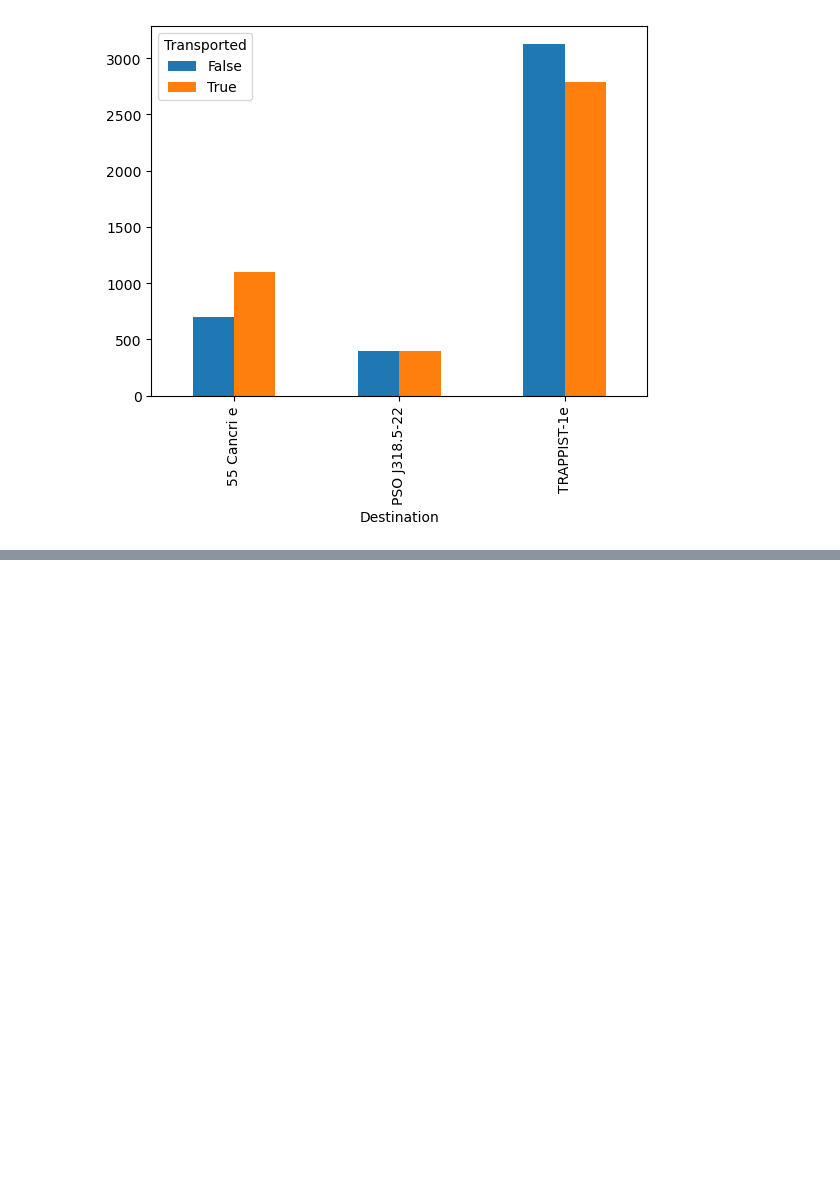
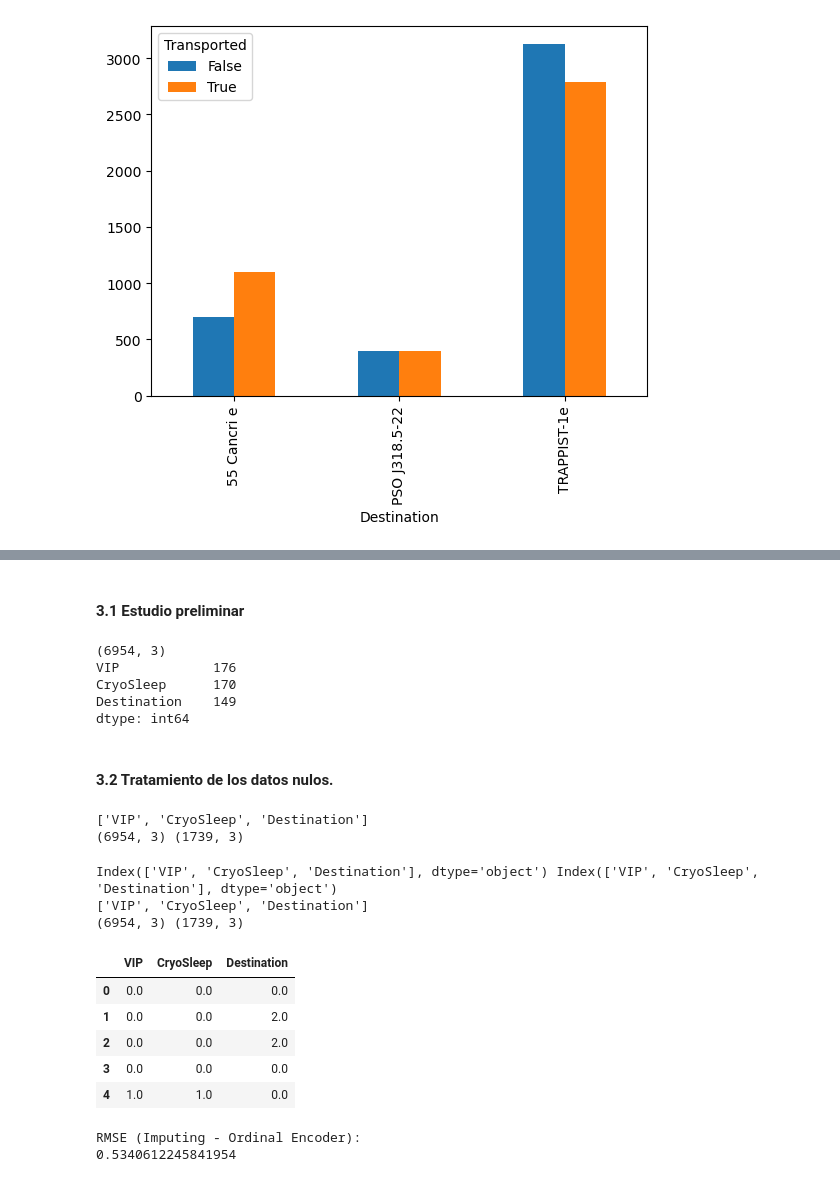
Before and after one commit to JeanGC970520/spaceship_titanic, a Jupyter notebook: main.ipynb, the cells around one changed output, grey strips where cells are left out. Cells and saved outputs as stored; diff of their text form; code cells hidden in the pictures; blank space fills up the shorter version.

Commit message:
Procesing data and first evaluation

```diff
--- a/main.ipynb
+++ b/main.ipynb
@@ -173,0 +205,15 @@ X_train_full.groupby(['Transported', 'VIP', 'CryoSleep']).count()['PassengerId']
+# %% [markdown]
+#### 3.1 Estudio preliminar
+# %%
+# Forma de los datos de entrenamiento (rows, columns)
+print(X_train.shape)
+
+# Numero de valores perdidos en cada columna de los datos de entrenamiento
+missing_val_count_by_column = (X_train.isnull().sum())
+print(missing_val_count_by_column[missing_val_count_by_column > 0])
+# %% [output]
+(6954, 3)
+VIP            176
+CryoSleep      170
+Destination    149
+dtype: int64
@@ -173,0 +227,55 @@ X_train_full.groupby(['Transported', 'VIP', 'CryoSleep']).count()['PassengerId']
+# %% [markdown]
+#### 3.2 Tratamiento de los datos nulos.
+# %%
+# Obtener los nombres de las columnas donde existan valores nulos
+cols_with_missing = [
+    col for col in X_train.columns if X_train[col].isnull().any()
+]
+print(cols_with_missing)
+
+# Imputando datos nulos
+my_imputer = SimpleImputer(missing_values=np.NaN, strategy='most_frequent')
+imputed_X_train = pd.DataFrame(my_imputer.fit_transform(X_train))
+imputed_X_valid = pd.DataFrame(my_imputer.transform(X_valid))
+
+# Imputacion removio los nombres de las columnas, colocandolas de nuevo
+imputed_X_train.columns = X_train.columns
+imputed_X_valid.columns = X_valid.columns
+
+print(imputed_X_train.shape, imputed_X_valid.shape)
+# %% [output]
+['VIP', 'CryoSleep', 'Destination']
+(6954, 3) (1739, 3)
+# %%
+print(imputed_X_train.columns, imputed_X_valid.columns)
+# Obtenindo lista de varibales categoricas
+object_cols = [col for col in imputed_X_train.columns if imputed_X_train[col].dtype == 'object']
+print(object_cols)
+
+# Como hemos seleccionado las mismas columnsas en train y en valid, no tenemos que verificarlo
+
+# Aplicando una codificacion ordinal a cada columna con datos categoricos
+ordinal_encoder = OrdinalEncoder()
+label_X_train = imputed_X_train.copy()
+label_X_valid = imputed_X_valid.copy()
+label_X_train[object_cols] = ordinal_encoder.fit_transform(imputed_X_train[object_cols])
+label_X_valid[object_cols] = ordinal_encoder.transform(imputed_X_valid[object_cols])
+
+print(label_X_train.shape, label_X_valid.shape)
+label_X_valid.head()
+# %% [output]
+Index(['VIP', 'CryoSleep', 'Destination'], dtype='object') Index(['VIP', 'CryoSleep', 'Destination'], dtype='object')
+['VIP', 'CryoSleep', 'Destination']
+(6954, 3) (1739, 3)
+|  | VIP | CryoSleep | Destination |
+| 0 | 0.0 | 0.0 | 0.0 |
+| 1 | 0.0 | 0.0 | 2.0 |
+| 2 | 0.0 | 0.0 | 2.0 |
+| 3 | 0.0 | 0.0 | 0.0 |
+| 4 | 1.0 | 1.0 | 0.0 |
+# %%
+print("RMSE (Imputing - Ordinal Encoder):")
+print(score_dataset(label_X_train, label_X_valid, y_train, y_valid))
+# %% [output]
+RMSE (Imputing - Ordinal Encoder):
+0.5340612245841954
```
Also changed, not shown: parts of 6 cells of this notebook.
